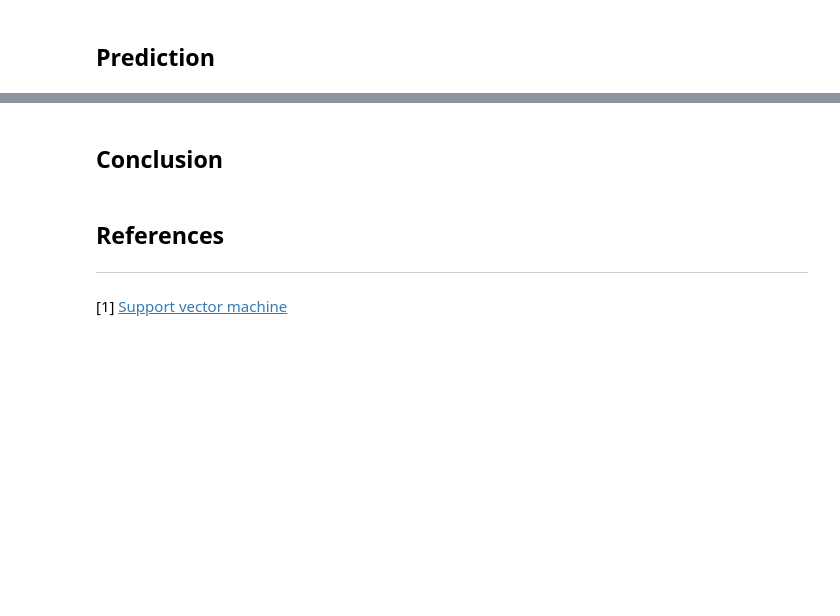
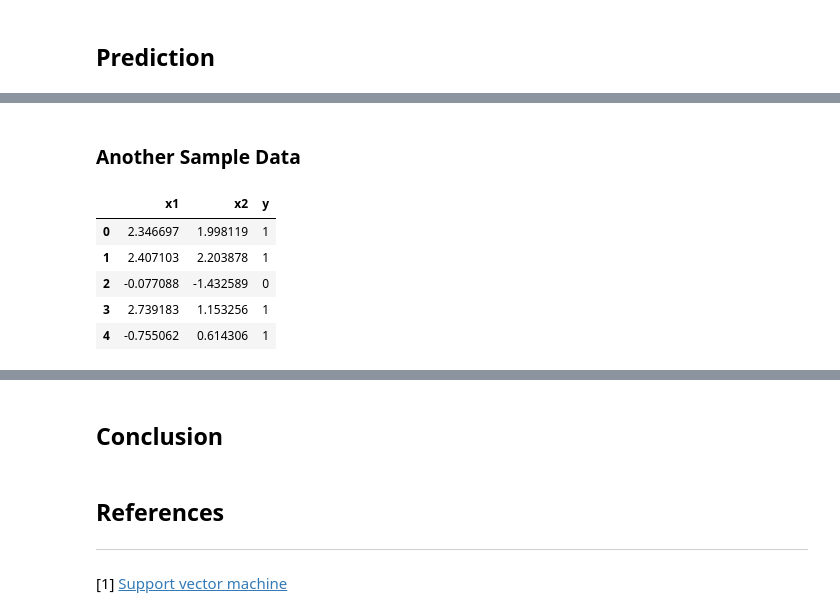
Before and after one commit to muscak/Master-Machine-Learning-Algorithms, a Jupyter notebook: Nonlinear-Algorithms/Support-Vector-Machines/SVM.ipynb, the cells around one changed output, grey strips where cells are left out. Saved outputs shown, nothing was run; the diff lists cells and outputs as text; code cells hidden in the pictures; blank space fills up the shorter version.

```diff
--- a/Nonlinear-Algorithms/Support-Vector-Machines/SVM.ipynb
+++ b/Nonlinear-Algorithms/Support-Vector-Machines/SVM.ipynb
@@ -127,11 +150,23 @@ Accuracy: 100%
+# %% [markdown]
+### Another Sample Data
 # %%
-from sklearn.datasets import make_classification
 x, y = make_classification(
-    n_samples=100, # 1000 observations
-    n_features=2, # 5 total features
-    n_informative=2, # 3 'useful' features
+    n_samples=100, # 100 observations
+    n_features=2, # 2 total features
+    n_informative=2, # 2 'useful' features
     n_redundant=0,
     n_classes=2, # binary target/label
     random_state=101 # if you want the same results as mine
 )
+
+# Turn it into dataframe
+df_new = pd.DataFrame(zip(x[:,0], x[:,1], y), columns=['x1', 'x2', 'y'])
+df_new.head()
+# %% [output]
+|  | x1 | x2 | y |
+| 0 | 2.346697 | 1.998119 | 1 |
+| 1 | 2.407103 | 2.203878 | 1 |
+| 2 | -0.077088 | -1.432589 | 0 |
+| 3 | 2.739183 | 1.153256 | 1 |
+| 4 | -0.755062 | 0.614306 | 1 |
 # %%
```
Also changed, not shown: parts of 20 cells of this notebook.
